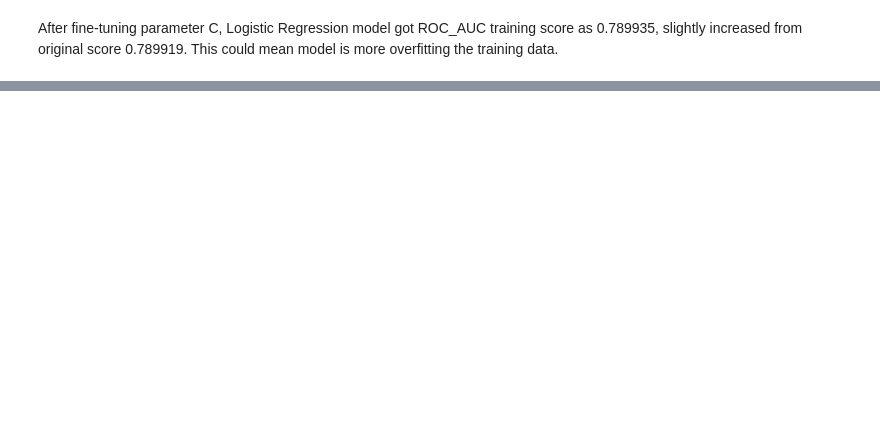
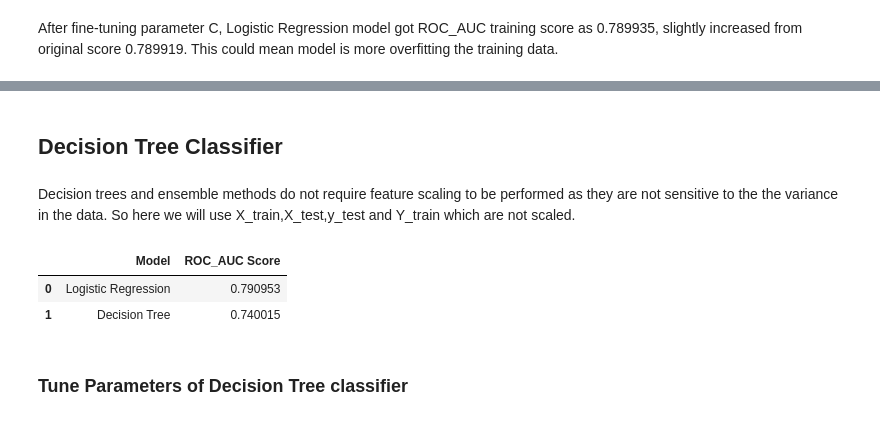
Before and after one commit to Anupam8858/Credit-Card-Default-Prediction, a Jupyter notebook: Credit_Card_Default_Prediction_Capstone_Project.ipynb, the cells around one changed output, grey strips where cells are left out. Drawn from its saved outputs; the diff is of its cells as text; code cells hidden in the pictures; blank space fills up the shorter version.

```diff
--- a/Credit_Card_Default_Prediction_Capstone_Project.ipynb
+++ b/Credit_Card_Default_Prediction_Capstone_Project.ipynb
@@ -568,0 +569,31 @@ F1 score:0.720
+# %% [markdown]
+## Decision Tree Classifier
+# %% [markdown]
+Decision trees and ensemble methods do not require feature scaling to be performed as they are not sensitive to the the variance in the data.
+So here we will use X_train,X_test,y_test and Y_train which are not scaled.
+# %%
+def run_decision_tree():
+  # Split data
+  X_train, X_test, y_train, y_test = data_split(X, y)
+
+  # Instantiate model
+  clf_dt = DecisionTreeClassifier()
+
+  # Fit the model
+  clf_dt.fit(X_train_std, y_train)
+
+  # Use model's default parameters to get cross validation score
+  scores = cross_val_score(clf_dt, X_train_std, y_train, scoring ="roc_auc", cv = 5)
+  roc_auc_dt = np.mean(scores)
+
+  return "Decision Tree", roc_auc_dt
+# %%
+# Storing the value in dataframe for decision tree model.
+model_result.append(run_decision_tree())
+pd.DataFrame(model_result, columns = ["Model", "ROC_AUC Score"])
+# %% [output]
+|  | Model | ROC_AUC Score |
+| 0 | Logistic Regression | 0.790953 |
+| 1 | Decision Tree | 0.740015 |
+# %% [markdown]
+### Tune Parameters of Decision Tree classifier
```
Also changed, not shown: parts of 16 cells of this notebook.
